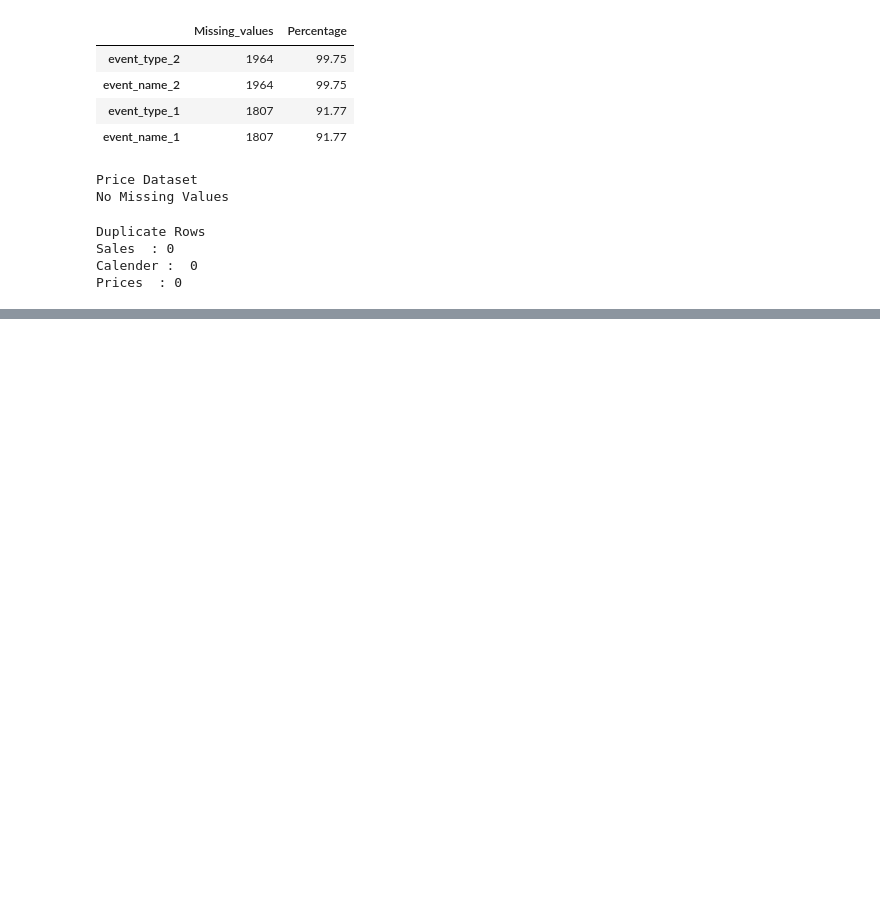
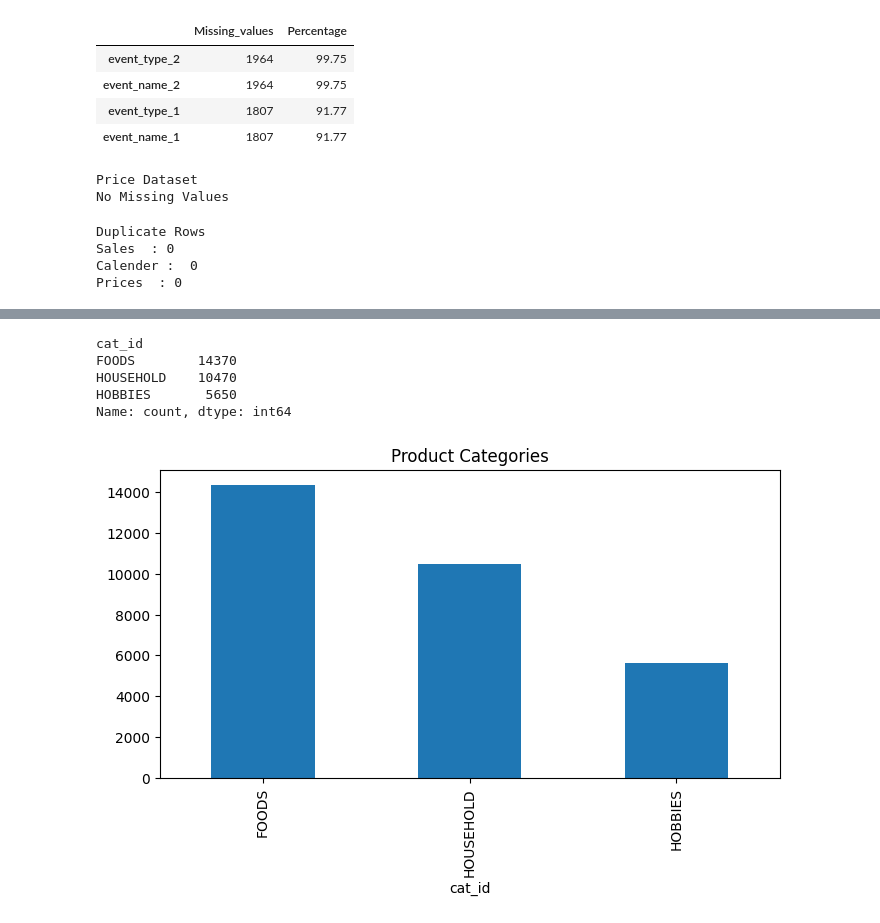
Before and after one commit to Husnain5Khalid/DemandIQ-Smart-demand-forecasting-, a Jupyter notebook: notebooks/01-dataexploration.ipynb, the cells around one changed output, grey strips where cells are left out. Saved outputs shown, nothing was run; the diff lists cells and outputs as text; code cells hidden in the pictures; blank space fills up the shorter version.

```diff
--- a/notebooks/01-dataunderstanding.ipynb
+++ b/notebooks/01-dataexploration.ipynb
@@ -184,0 +215,8 @@ Prices  : 0
+# %%
+sales_df["cat_id"].value_counts()
+# %% [output]
+cat_id
+FOODS        14370
+HOUSEHOLD    10470
+HOBBIES       5650
+Name: count, dtype: int64
@@ -184,0 +225,10 @@ Prices  : 0
+# %%
+sales_df["cat_id"].value_counts().plot(
+    kind="bar",
+    figsize=(8,4),
+    title="Product Categories"
+)
+
+plt.show()
+# %% [output]
+[figure, added]
```
Also changed, not shown: parts of 21 cells of this notebook, 2 other files.
